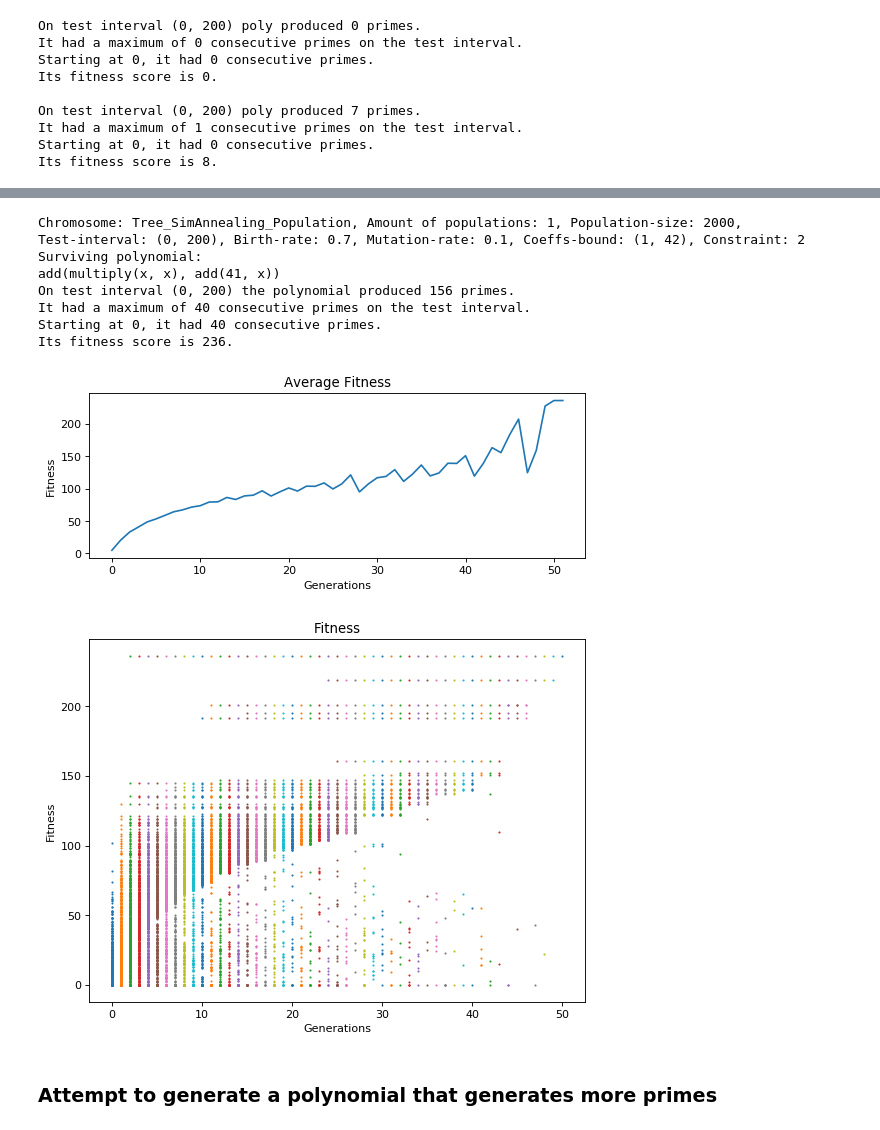
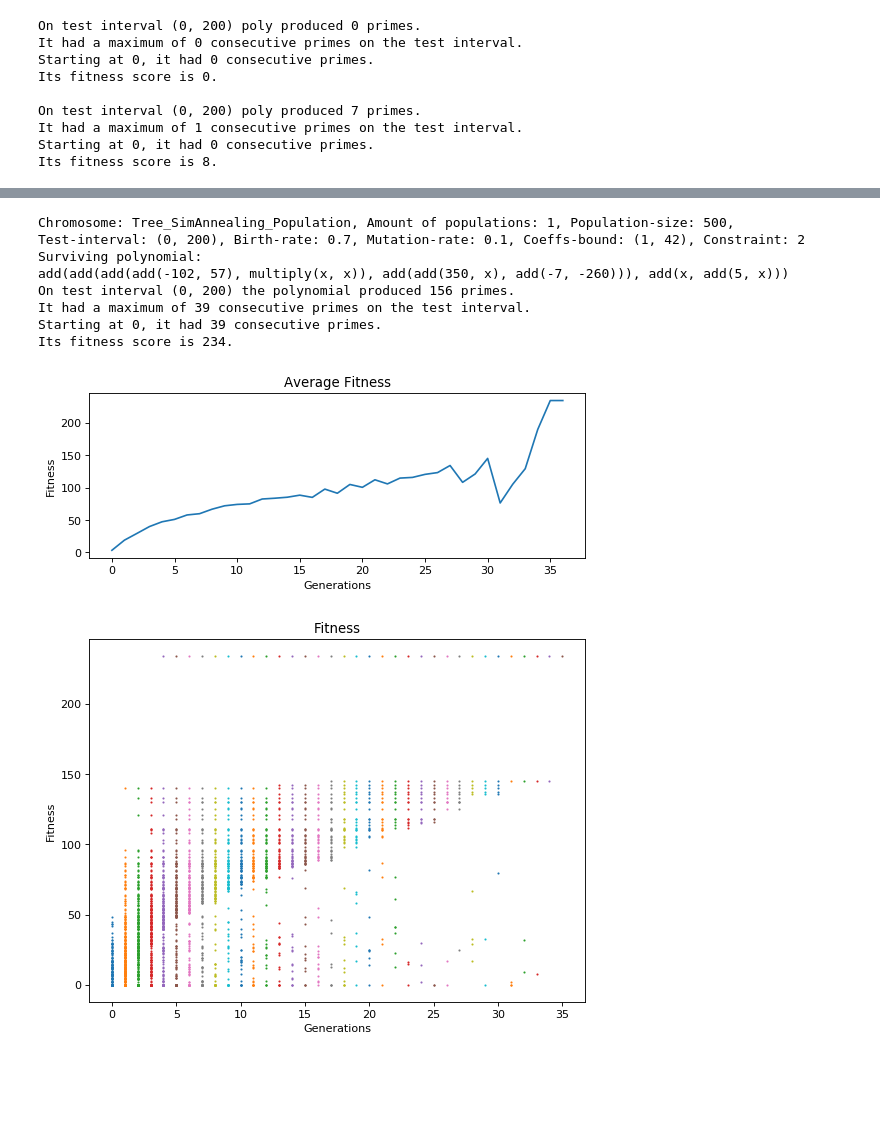
Before and after one commit to FreddoIsHere/GPandGA, a Jupyter notebook: Experiments.ipynb, the cells around one changed output, grey strips where cells are left out. Drawn from its saved outputs; the diff is of its cells as text; code cells hidden in the pictures; blank space fills up the shorter version.

```diff
--- a/Experiments.ipynb
+++ b/Experiments.ipynb
@@ -459,34 +600,33 @@ Its fitness score is 8.
 # %%
 num_populations=1
 merge_point=0.5
-population_size=2000
+population_size=500
 test_interval=(0, 200)
 birth_rate=0.7
 mutation=0.1
 coeffs_bound = (1, 42)
 constraint = 2
-tree_pop_exp_custom_3 = find_prime_polynomial(Tree_SimAnnealing_Population,
+operator_functions=[add, multiply, maximum, maximum, mod]
+tree_pop_exp_custom_5 = find_prime_polynomial(Tree_SimAnnealing_Population,
                                 [Fitness.number_of_consecutive_primes_in_interval,
                                 Fitness.number_of_primes_in_interval,
                                 Fitness.number_of_consecutive_primes],
                                 num_populations=num_populations, merge_point=merge_point,
                                 population_size=population_size,
                                 test_interval=test_interval, birth_rate=birth_rate,
                                 mutation=mutation, coeffs_bound=coeffs_bound,
                                          constraint=constraint)
-show_final_polynomials(tree_pop_exp_custom_3, test_interval)
-show_average_fitness(tree_pop_exp_custom_3, "Tree_simAnn_average.pdf")
-show_scatter_fitness(tree_pop_exp_custom_3, "Tree_simAnn_scatter.pdf")
+show_final_polynomials(tree_pop_exp_custom_5, test_interval)
+show_average_fitness(tree_pop_exp_custom_5, "Tree_simAnn_best_1.pdf")
+show_scatter_fitness(tree_pop_exp_custom_5, "Tree_simAnn_best_2.pdf")
 # %% [output]
-Chromosome: Tree_SimAnnealing_Population, Amount of populations: 1, Population-size: 2000,
+Chromosome: Tree_SimAnnealing_Population, Amount of populations: 1, Population-size: 500,
 Test-interval: (0, 200), Birth-rate: 0.7, Mutation-rate: 0.1, Coeffs-bound: (1, 42), Constraint: 2
 Surviving polynomial:
-add(multiply(x, x), add(41, x))
+add(add(add(add(-102, 57), multiply(x, x)), add(add(350, x), add(-7, -260))), add(x, add(5, x)))
 On test interval (0, 200) the polynomial produced 156 primes.
-It had a maximum of 40 consecutive primes on the test interval.
-Starting at 0, it had 40 consecutive primes.
-Its fitness score is 236.
+It had a maximum of 39 consecutive primes on the test interval.
+Starting at 0, it had 39 consecutive primes.
+Its fitness score is 234.
-[figure, old version]
+[figure, new version]
-[figure, old version]
+[figure, new version]
-# %% [markdown]
-### Attempt to generate a polynomial that generates more primes
```
Also changed, not shown: parts of 14 cells of this notebook, 26 other files.
